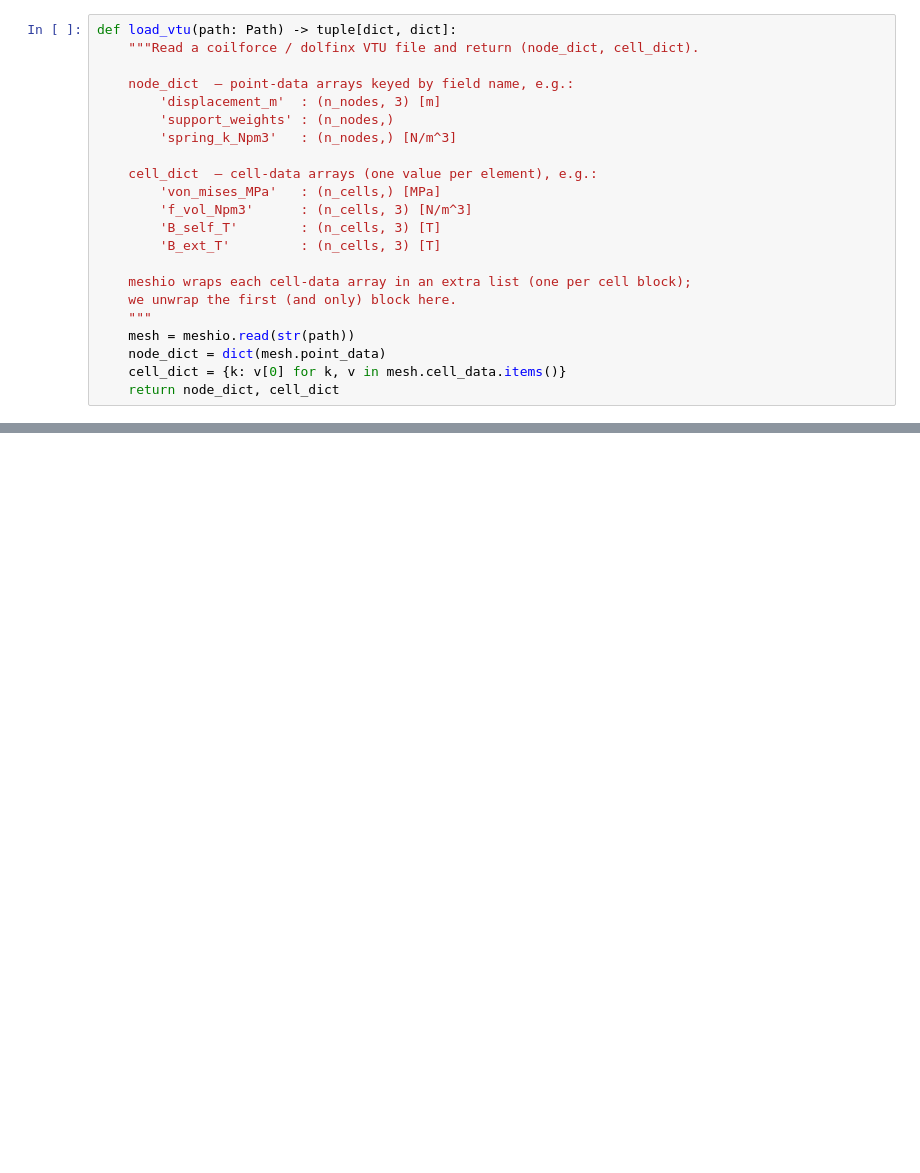
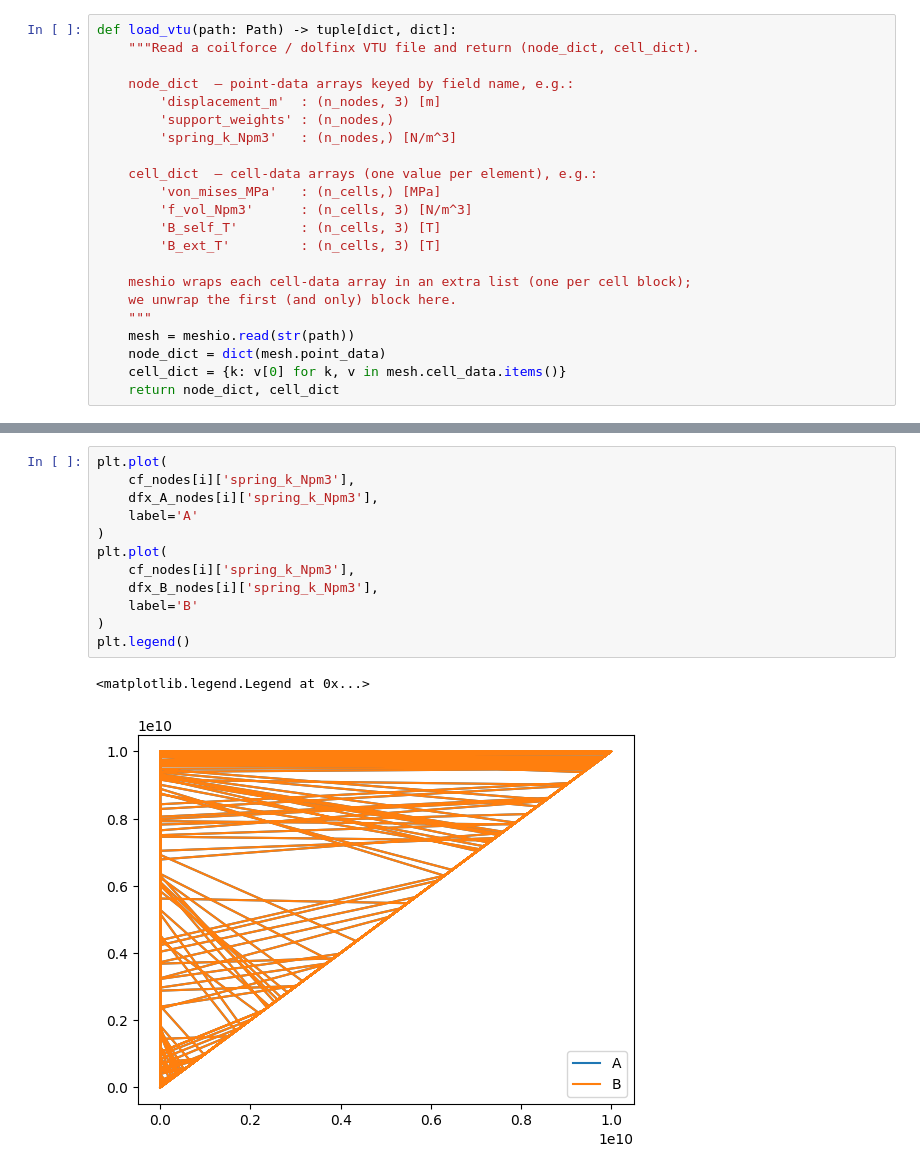
Before and after one commit to lankef/fem-data, a Jupyter notebook: w7x-convergence/plotting.ipynb, the cells around one changed output, grey strips where cells are left out. Drawn from its saved outputs; the diff is of its cells as text; blank space fills up the shorter version.

```diff
--- a/w7x-convergence/plotting.ipynb
+++ b/w7x-convergence/plotting.ipynb
@@ -120,0 +135,15 @@ plt.plot(cf_nodes[0]['displacement_m'][:, 0])
+# %%
+plt.plot(
+    cf_nodes[i]['spring_k_Npm3'],
+    dfx_A_nodes[i]['spring_k_Npm3'],
+    label='A'
+)
+plt.plot(
+    cf_nodes[i]['spring_k_Npm3'],
+    dfx_B_nodes[i]['spring_k_Npm3'],
+    label='B'
+)
+plt.legend()
+# %% [output]
+<matplotlib.legend.Legend at 0x...>
+[figure, added]
```
Also changed, not shown: parts of 12 cells of this notebook, 33 other files.
